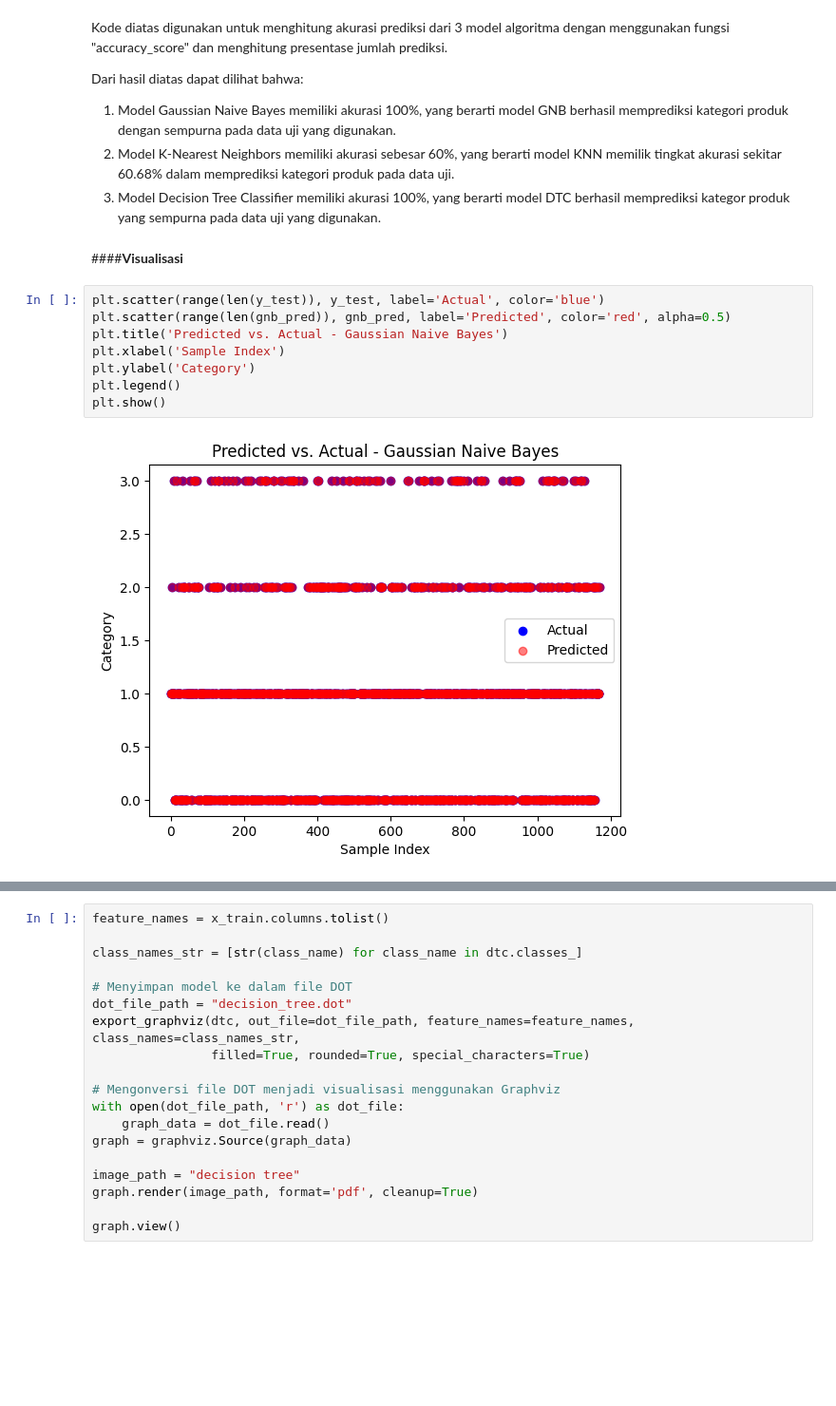
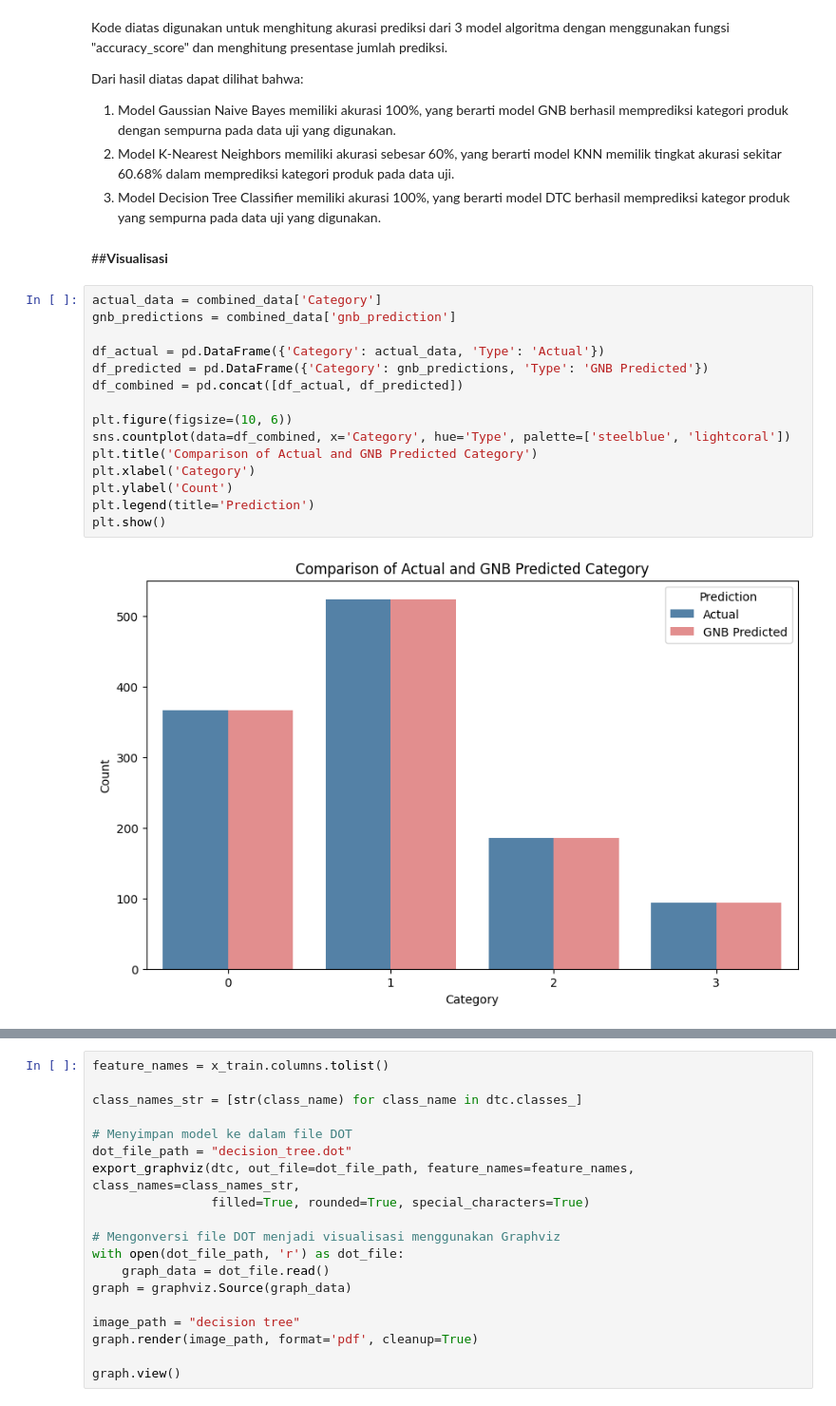
Before and after one commit to alisyanisrinaaa/Checkpoint-DataMining, a Jupyter notebook: Checkpoint (4) - Modelling.ipynb, the cells around one changed output, grey strips where cells are left out. Shown at 95% size. Drawn from its saved outputs; the diff is of its cells as text; blank space fills up the shorter version.

```diff
--- a/Checkpoint (4) - Modelling.ipynb
+++ b/Checkpoint (4) - Modelling.ipynb
@@ -927,17 +927,24 @@ Dari hasil diatas dapat dilihat bahwa:
 2. Model K-Nearest Neighbors memiliki akurasi sebesar 60%, yang berarti model KNN memilik tingkat akurasi sekitar 60.68% dalam memprediksi kategori produk pada data uji.
 3. Model Decision Tree Classifier memiliki akurasi 100%, yang berarti model DTC berhasil memprediksi kategor produk yang sempurna pada data uji yang digunakan.
 # %% [markdown]
-####**Visualisasi**
+##**Visualisasi**
-# %%
-plt.scatter(range(len(y_test)), y_test, label='Actual', color='blue')
-plt.scatter(range(len(gnb_pred)), gnb_pred, label='Predicted', color='red', alpha=0.5)
-plt.title('Predicted vs. Actual - Gaussian Naive Bayes')
-plt.xlabel('Sample Index')
-plt.ylabel('Category')
-plt.legend()
-plt.show()
-# %% [output]
-[figure, removed]
+# %%
+actual_data = combined_data['Category']
+gnb_predictions = combined_data['gnb_prediction']
+
+df_actual = pd.DataFrame({'Category': actual_data, 'Type': 'Actual'})
+df_predicted = pd.DataFrame({'Category': gnb_predictions, 'Type': 'GNB Predicted'})
+df_combined = pd.concat([df_actual, df_predicted])
+
+plt.figure(figsize=(10, 6))
+sns.countplot(data=df_combined, x='Category', hue='Type', palette=['steelblue', 'lightcoral'])
+plt.title('Comparison of Actual and GNB Predicted Category')
+plt.xlabel('Category')
+plt.ylabel('Count')
+plt.legend(title='Prediction')
+plt.show()
+# %% [output]
+[figure, added]
 # %% [markdown]
 Gambar diatas menunjukkan grafik yang membandingkan prediksi dan nilai aktual dari algoritma Gaussian Naive Bayes (GNB). Berikut adalah penjelasannya:
 
```
Also changed, not shown: parts of 8 cells of this notebook.
